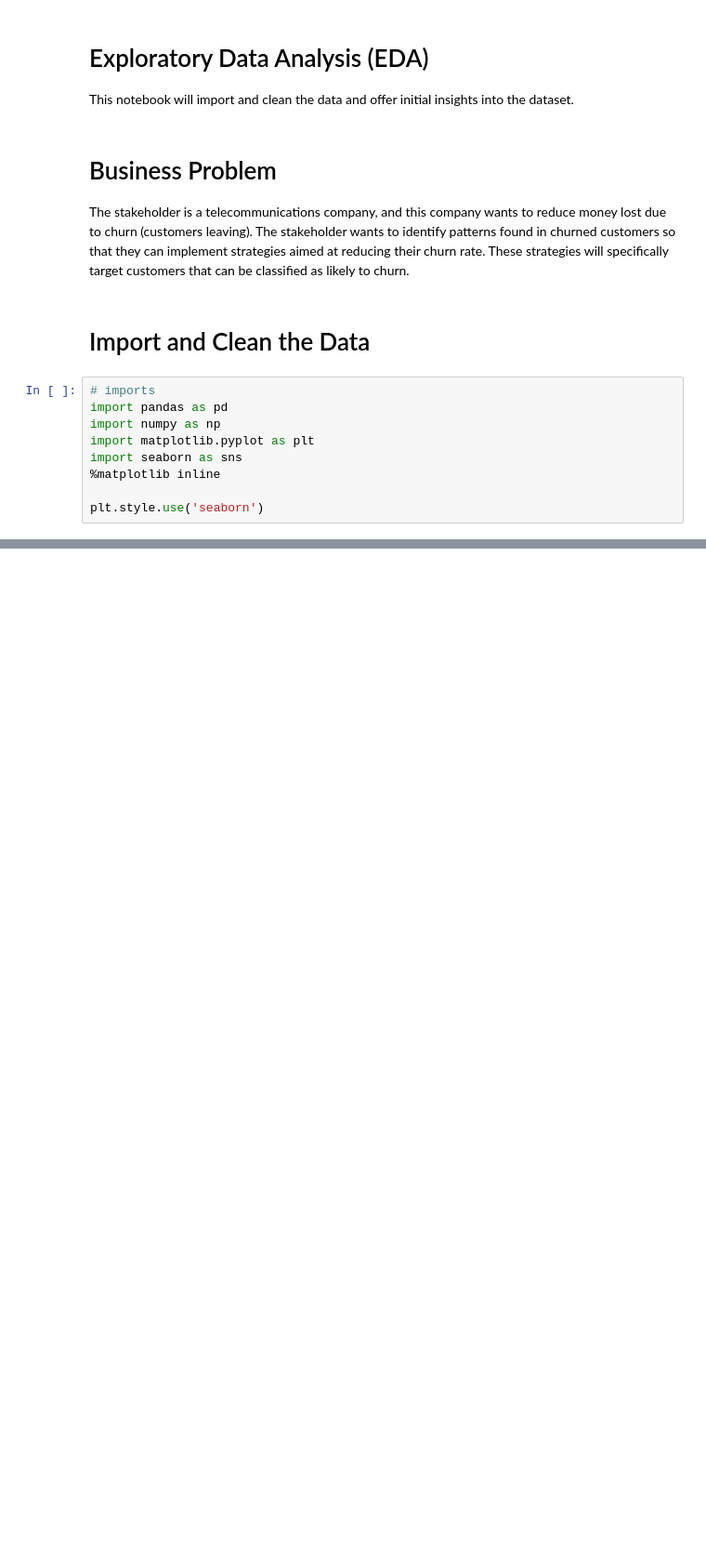
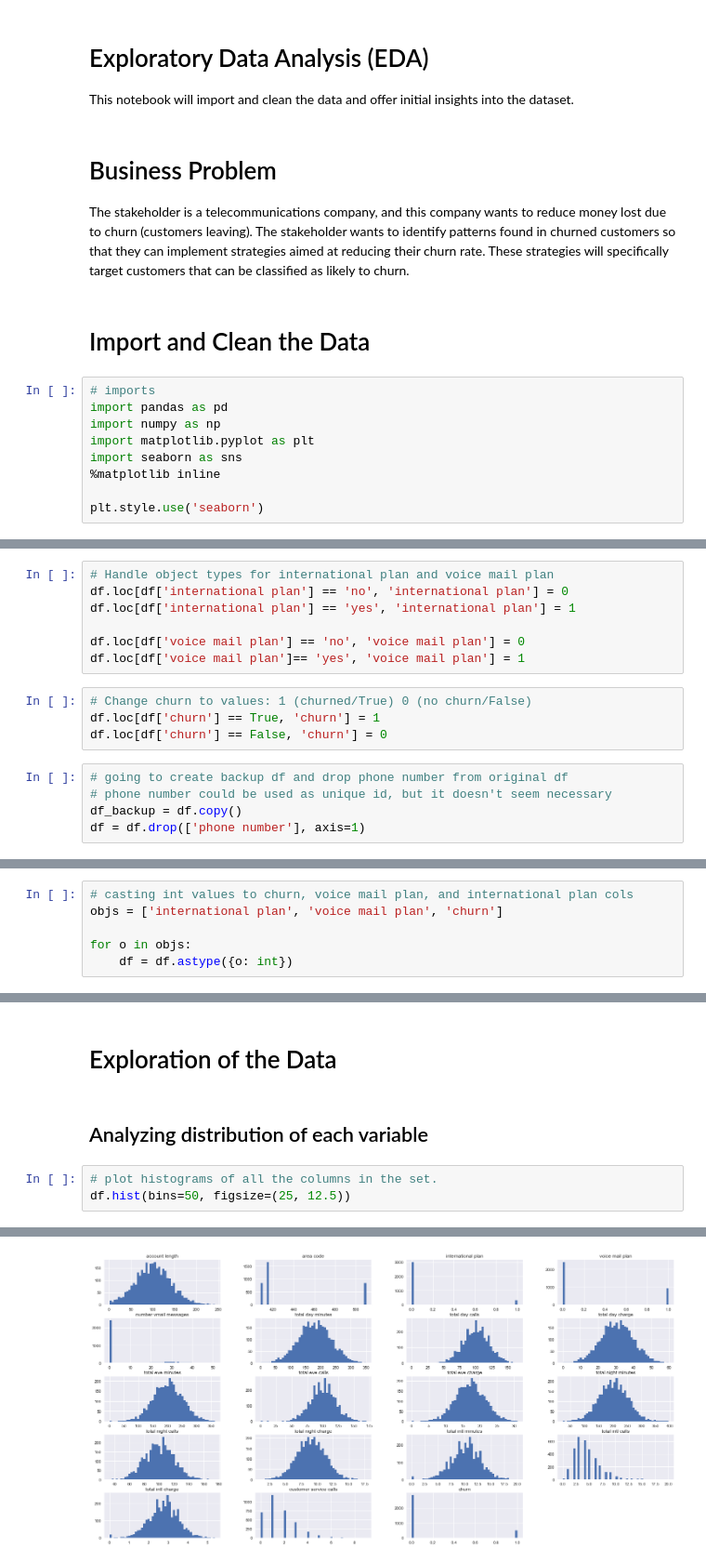
Before and after one commit to samoliver3/dsc-phase-3-project, a Jupyter notebook: notebooks/eda.ipynb, the cells around one changed output, grey strips where cells are left out. Shown at 93% size. Drawn from its saved outputs; the diff is of its cells as text; blank space fills up the shorter version.

```diff
--- a/notebooks/eda.ipynb
+++ b/notebooks/eda.ipynb
@@ -27,0 +63,16 @@ FileNotFoundError: [Errno 2] No such file or directory: 'data/telecom_data.csv'
+# %%
+# Handle object types for international plan and voice mail plan
+df.loc[df['international plan'] == 'no', 'international plan'] = 0
+df.loc[df['international plan'] == 'yes', 'international plan'] = 1
+
+df.loc[df['voice mail plan'] == 'no', 'voice mail plan'] = 0
+df.loc[df['voice mail plan']== 'yes', 'voice mail plan'] = 1
+# %%
+# Change churn to values: 1 (churned/True) 0 (no churn/False)
+df.loc[df['churn'] == True, 'churn'] = 1
+df.loc[df['churn'] == False, 'churn'] = 0
+# %%
+# going to create backup df and drop phone number from original df
+# phone number could be used as unique id, but it doesn't seem necessary
+df_backup = df.copy()
+df = df.drop(['phone number'], axis=1)
@@ -28 +86,7 @@ FileNotFoundError: [Errno 2] No such file or directory: 'data/telecom_data.csv'
+# %%
+# casting int values to churn, voice mail plan, and international plan cols
+objs = ['international plan', 'voice mail plan', 'churn']
+
+for o in objs:
+    df = df.astype({o: int})
 # %%
@@ -31,0 +112,8 @@ NameError: name 'df' is not defined
+# %% [markdown]
+# Exploration of the Data
+# %% [markdown]
+## Analyzing distribution of each variable
+# %%
+# plot histograms of all the columns in the set.
+df.hist(bins=50, figsize=(25, 12.5))
+# %% [output]
@@ -31,0 +140 @@ NameError: name 'df' is not defined
+[figure, added]
```
Also changed, not shown: parts of 20 cells of this notebook.
